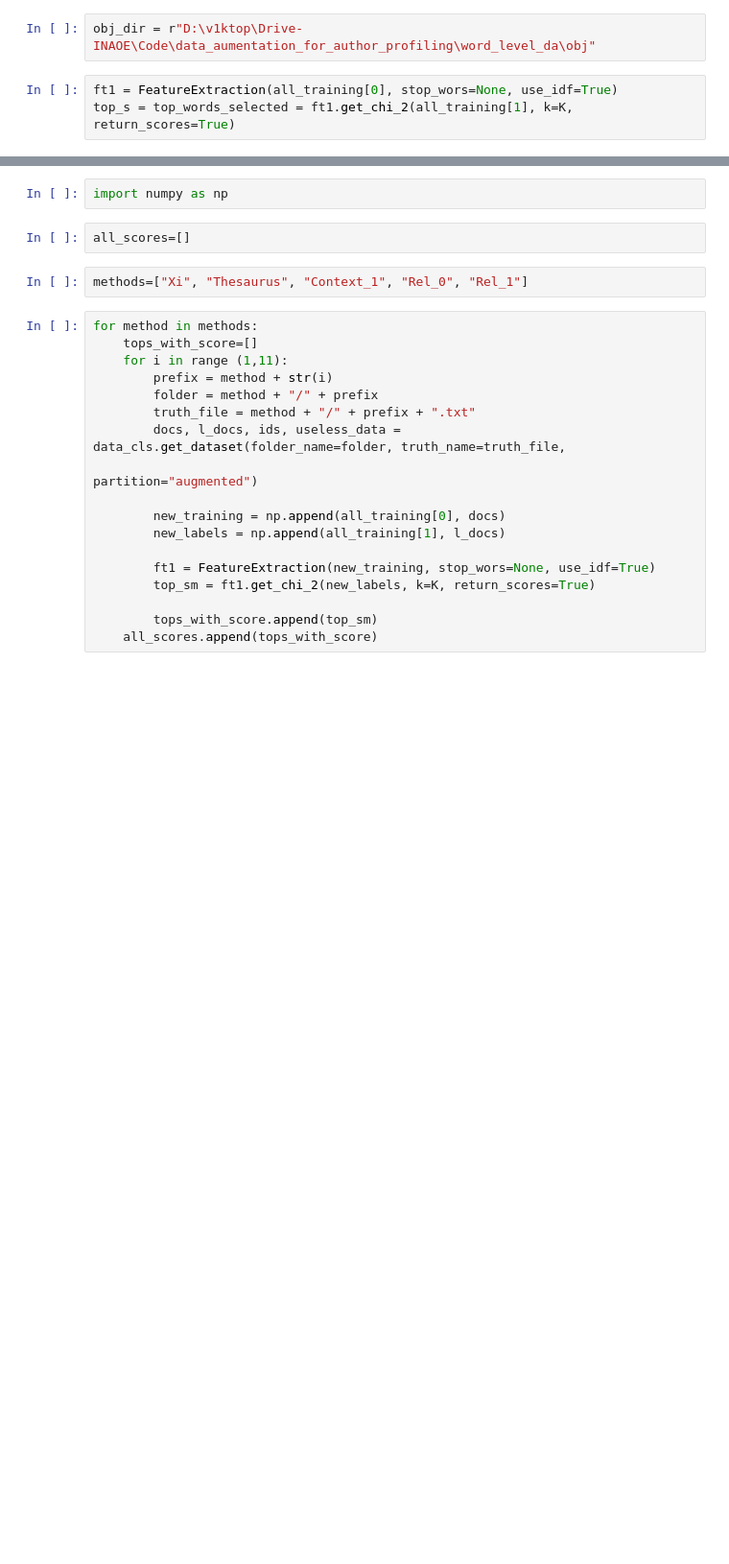
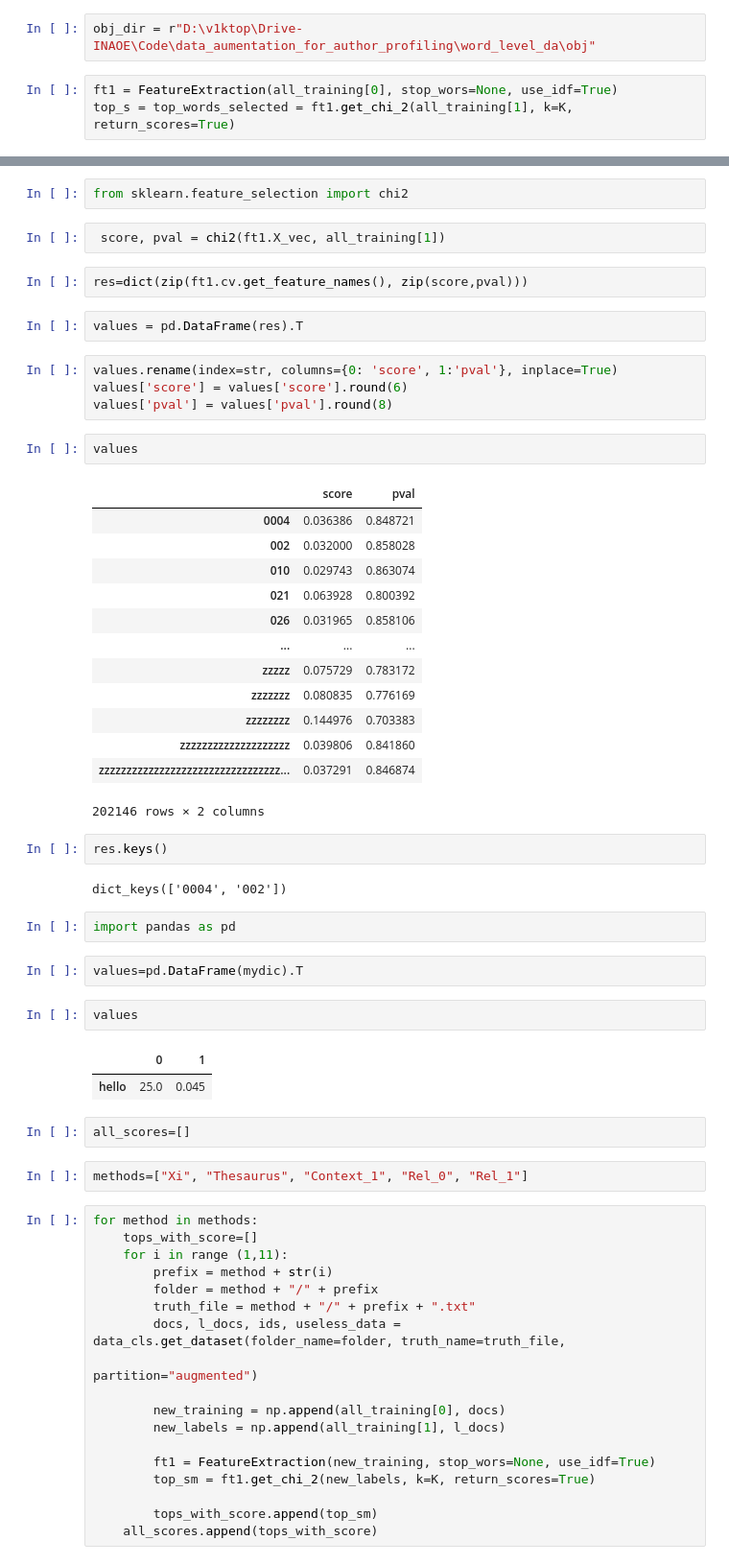
Before and after one commit to v1ktop/data_augmentation_for_author_profiling, a Jupyter notebook: notebooks/chi_cuadrada_analisis.ipynb, the cells around one changed output, grey strips where cells are left out. Shown at 96% size. Cells and saved outputs as stored; diff of their text form; blank space fills up the shorter version.

Commit message:
fixed Xi Squared selection

```diff
--- a/notebooks/chi_cuadrada_analisis.ipynb
+++ b/notebooks/chi_cuadrada_analisis.ipynb
@@ -77,5 +57,44 @@ len(top_s)
+# %%
+from sklearn.feature_selection import chi2
+# %%
+ score, pval = chi2(ft1.X_vec, all_training[1])
+# %%
+res=dict(zip(ft1.cv.get_feature_names(), zip(score,pval)))
+# %%
+values = pd.DataFrame(res).T
+# %%
+values.rename(index=str, columns={0: 'score', 1:'pval'}, inplace=True)
+values['score'] = values['score'].round(6)
+values['pval'] = values['pval'].round(8)
+# %%
+values
+# %% [output]
+|  | score | pval |
+| 0004 | 0.036386 | 0.848721 |
+| 002 | 0.032000 | 0.858028 |
+| 010 | 0.029743 | 0.863074 |
+| 021 | 0.063928 | 0.800392 |
+| 026 | 0.031965 | 0.858106 |
+| ... | ... | ... |
+| zzzzz | 0.075729 | 0.783172 |
+| zzzzzzz | 0.080835 | 0.776169 |
+| zzzzzzzz | 0.144976 | 0.703383 |
+| zzzzzzzzzzzzzzzzzzzz | 0.039806 | 0.841860 |
+| zzzzzzzzzzzzzzzzzzzzzzzzzzzzzzzzz... | 0.037291 | 0.846874 |
+202146 rows × 2 columns
+# %%
+res.keys()
+# %% [output]
+dict_keys(['0004', '002'])
 # %%
-import numpy as np
+import pandas as pd
+# %%
+values=pd.DataFrame(mydic).T
+# %%
+values
+# %% [output]
+|  | 0 | 1 |
+| hello | 25.0 | 0.045 |
 # %%
 all_scores=[]
 # %%
```
Also changed, not shown: parts of 6 cells of this notebook, 1 other file.
